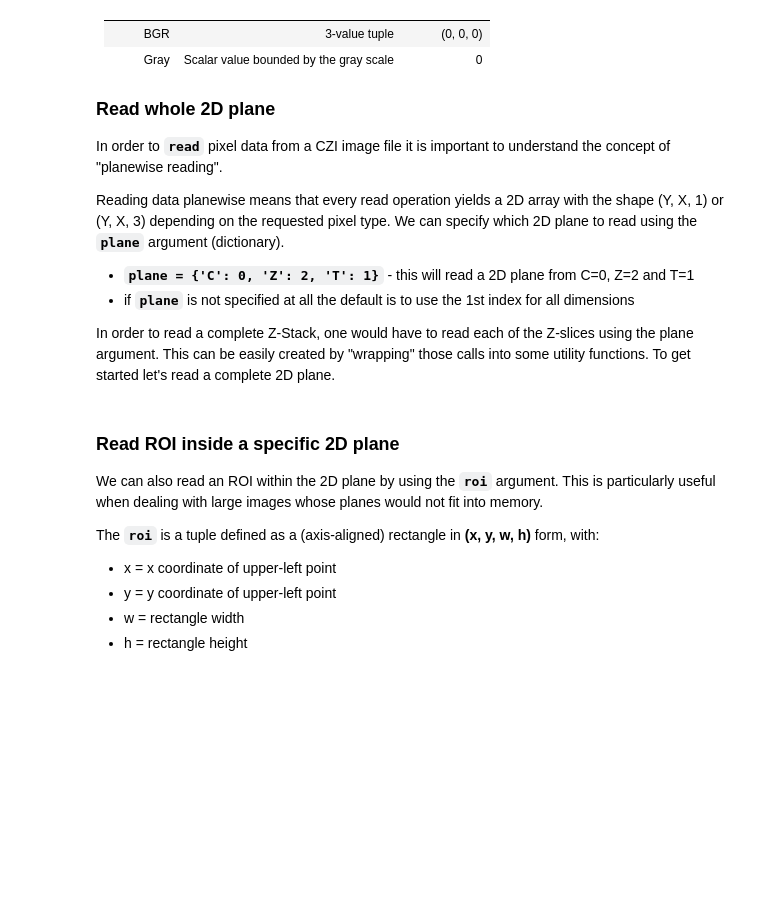
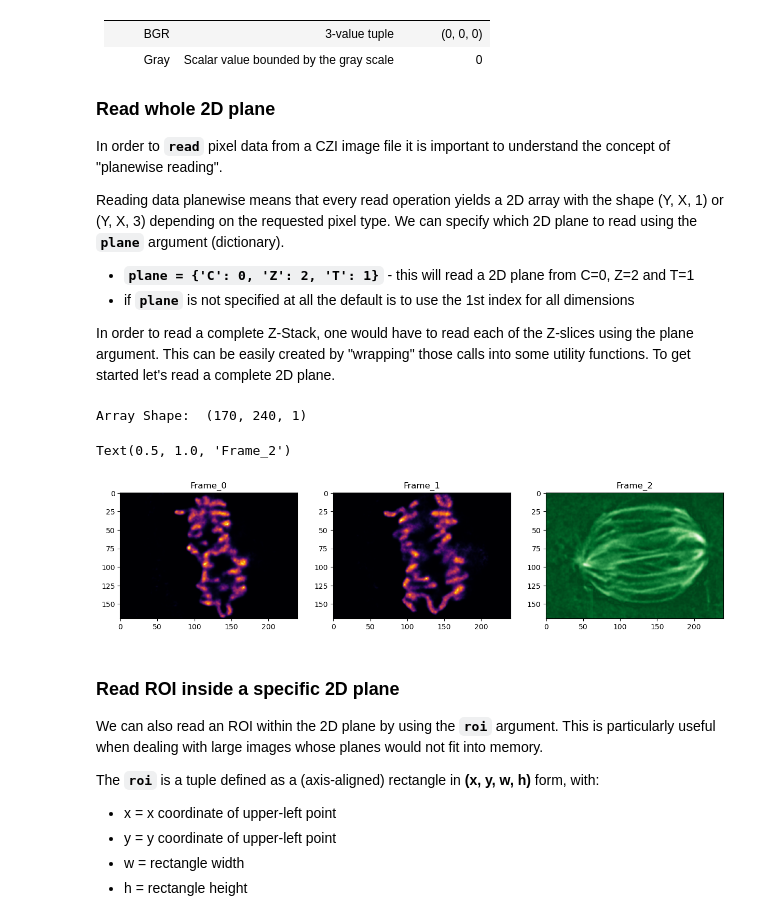
Before and after one commit to zeissmicroscopy/ZEN_API_Python_CZI_workshop, a Jupyter notebook: workshop/notebooks/using_pylibCZIrw.ipynb, the cells around one changed output. Cells and saved outputs as stored; diff of their text form; code cells hidden in the pictures; blank space fills up the shorter version.

```diff
--- a/workshop/notebooks/using_pylibCZIrw.ipynb
+++ b/workshop/notebooks/using_pylibCZIrw.ipynb
@@ -165,9 +187,8 @@ print(total_bounding_box)
 # %% [markdown]
 The **`total_bounding_rectangle`** gives us the X and Y dimensions of the CZI, i.e. the (X, Y) of the **`total_bounding_box`**.
 # %%
-with pyczi.open_czi(czifile_scenes) as czidoc:
-
+with pyczi.open_czi(czifile_scenes, pyczi.ReaderFileInputTypes.Curl) as czidoc:
     # get the total bounding box for all scenes
     total_bounding_rectangle = czidoc.total_bounding_rectangle
 
-print(total_bounding_rectangle)
+print(f"Total bounding rectangle: {total_bounding_rectangle}")
@@ -177,9 +200,8 @@ They are contained within the 2D planes and can be seen simply as tags for certa
 
 The **`scene_bounding_rectangle`** give us the bounding rectangle for each scene.
 # %%
-with pyczi.open_czi(czifile_scenes) as czidoc:
-
+with pyczi.open_czi(czifile_scenes, pyczi.ReaderFileInputTypes.Curl) as czidoc:
     # get the bounding boxes for each individual scene
     scenes_bounding_rectangle = czidoc.scenes_bounding_rectangle
 
-print(scenes_bounding_rectangle)
+print(f"Scenes bounding rectangle: {scenes_bounding_rectangle}")
@@ -187,9 +211,8 @@ print(scenes_bounding_rectangle)
 ## Get the pixel type
 A channel's pixel type can be discovered with using: **`get_channel_pixel_type`**
 # %%
-with pyczi.open_czi(czifile_scenes) as czidoc:
-
+with pyczi.open_czi(czifile_scenes, pyczi.ReaderFileInputTypes.Curl) as czidoc:
     # get the pixel type for the 1st channel
     c0_pixel_type = czidoc.get_channel_pixel_type(0)
 
-print(c0_pixel_type)
+print(f"Channel 0 pixel type: {c0_pixel_type}")
@@ -196,9 +221,8 @@ print(c0_pixel_type)
 # %% [markdown]
 Or we can simply get all pixel types using: **`pixel_types`**
 # %%
-with pyczi.open_czi(czifile_scenes) as czidoc:
-
+with pyczi.open_czi(czifile_scenes, pyczi.ReaderFileInputTypes.Curl) as czidoc:
     # get all pixel types as a dictionary, where the key is the channel index
     pixel_type = czidoc.pixel_types
 
-print(pixel_type)
+print(f"Pixel types: {pixel_type}")
@@ -229,30 +255,33 @@ We can specify which 2D plane to read using the **`plane`** argument (dictionary
 In order to read a complete Z-Stack, one would have to read each of the Z-slices using the plane argument. This can be easily created by "wrapping" those calls into some utility functions.
 To get started let's read a complete 2D plane.
 # %%
-with pyczi.open_czi(czifile_5dstack) as czidoc:
-
+with pyczi.open_czi(czifile_5dstack, pyczi.ReaderFileInputTypes.Curl) as czidoc:
     # define some plane coordinates
     plane_1 = {'C': 0, 'Z': 2, 'T': 1}
     plane_2 = {'C': 1, 'Z': 3, 'T': 2}
 
     # equivalent to reading {'C': 0, 'Z': 0, 'T': 0}
     frame_0 = czidoc.read()
 
     # get the shape of the 2d plane - the last dime indicates the pixel type
     # 3 = BGR and 1 = Gray
     print("Array Shape: ", frame_0.shape)
 
     # get specific planes
     frame_1 = czidoc.read(plane=plane_1)
     frame_2 = czidoc.read(plane=plane_2)
 
 fig, ax = plt.subplots(1, 3, figsize=(15, 5))
 ax[0].imshow(frame_0[..., 0], cmap=cm.inferno)
 ax[0].set_title("Frame_0")
 ax[1].imshow(frame_1[..., 0], cmap=cm.inferno)
 ax[1].set_title("Frame_1")
 ax[2].imshow(frame_2[..., 0], cmap=cm.Greens_r)
 ax[2].set_title("Frame_2")
+# %% [output]
+Array Shape:  (170, 240, 1)
+Text(0.5, 1.0, 'Frame_2')
+[figure, added]
 # %% [markdown]
 ### Read ROI inside a specific 2D plane
 
```
Also changed, not shown: parts of 16 cells of this notebook, 2 other files.
